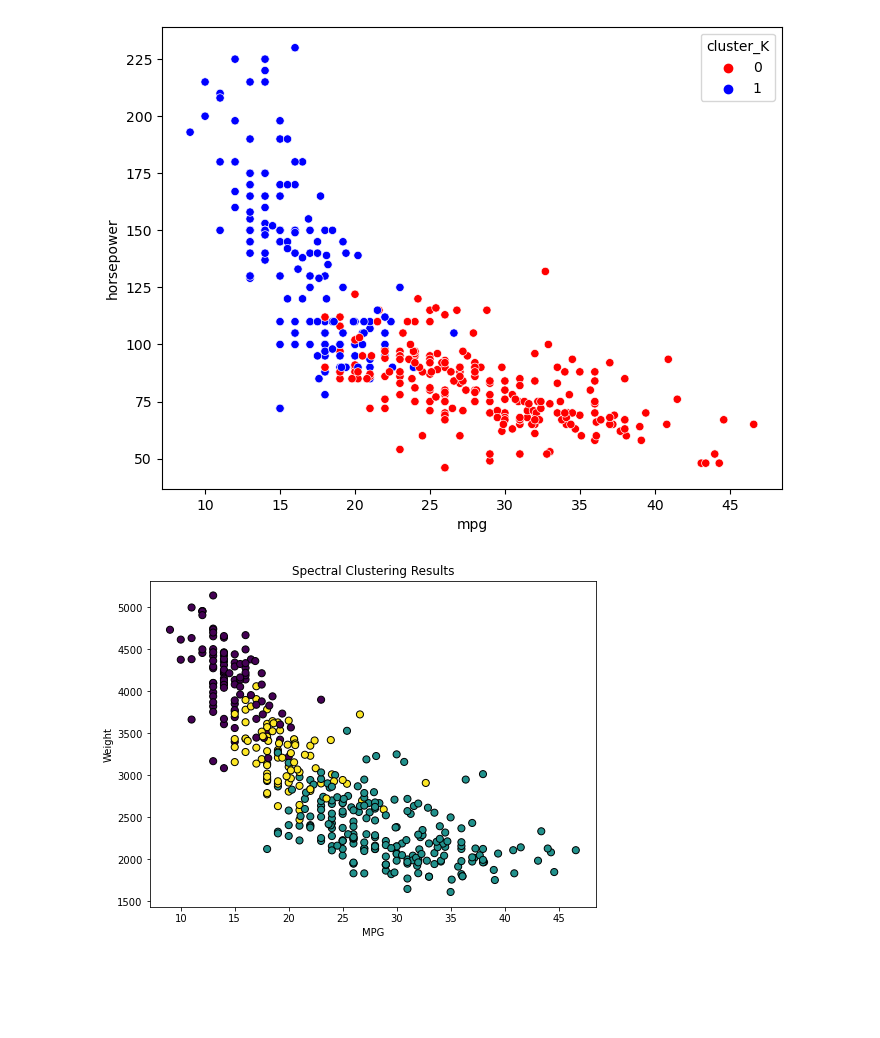
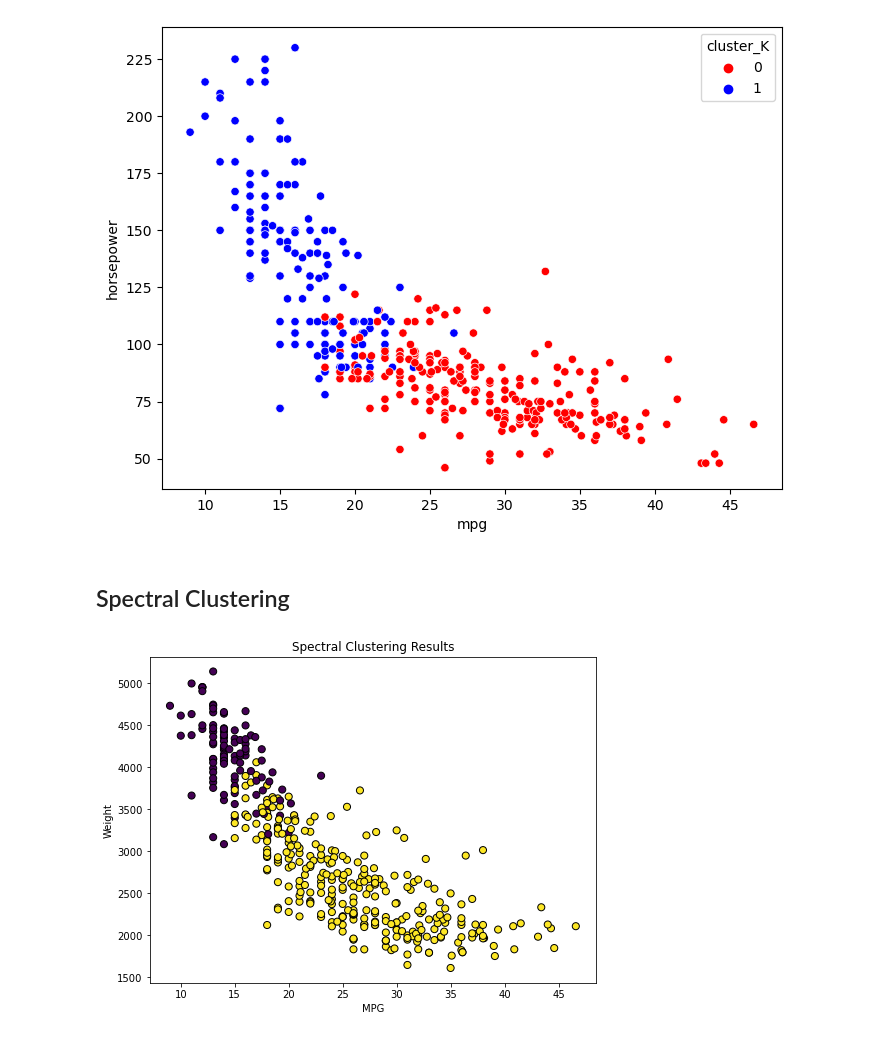
Before and after one commit to Amey1398/Unveiling-Efficiency-Patterns-in-Automobiles, a Jupyter notebook: code_spectral.ipynb, the cells around one changed output. Drawn from its saved outputs; the diff is of its cells as text; code cells hidden in the pictures; blank space fills up the shorter version.

```diff
--- a/code_spectral.ipynb
+++ b/code_spectral.ipynb
@@ -333,6 +333,8 @@ sns.scatterplot(x="mpg", y="horsepower", hue="cluster_K",
                     palette=['red','blue']);
 # %% [output]
 [figure]
+# %% [markdown]
+## Spectral Clustering
 # %%
 import pandas as pd
 from sklearn.cluster import SpectralClustering
@@ -355,19 +357,18 @@ distance_matrix = pairwise_distances(scaled_data, metric='euclidean')
 affinity_matrix = np.exp(-distance_matrix ** 2 / (2. * np.std(distance_matrix) ** 2))
 # %%
 # Perform spectral clustering
-n_clusters = 3  # Set the number of clusters
-spectral = SpectralClustering(n_clusters=n_clusters, affinity='nearest_neighbors', random_state=42)
-df['cluster_label'] = spectral.fit_predict(affinity_matrix)
+spectral = SpectralClustering(n_clusters=2, affinity='nearest_neighbors', random_state=42)
+df['cluster_S'] = spectral.fit_predict(affinity_matrix)
 
 # Plot the clusters
 plt.figure(figsize=(8, 6))
-plt.scatter(df['mpg'], df['weight'], c=df['cluster_label'], cmap='viridis', edgecolor='k', s=50)
+plt.scatter(df['mpg'], df['weight'], c=df['cluster_S'], cmap='viridis', edgecolor='k', s=50)
 plt.title('Spectral Clustering Results')
 plt.xlabel('MPG')
 plt.ylabel('Weight')
 plt.show()
 # %% [output]
-[figure, old version]
+[figure, new version]
 # %%
 # Plot the clusters for 'mpg' versus 'horsepower'
 plt.figure(figsize=(8, 6))
```
Also changed, not shown: parts of 1 cell of this notebook.
